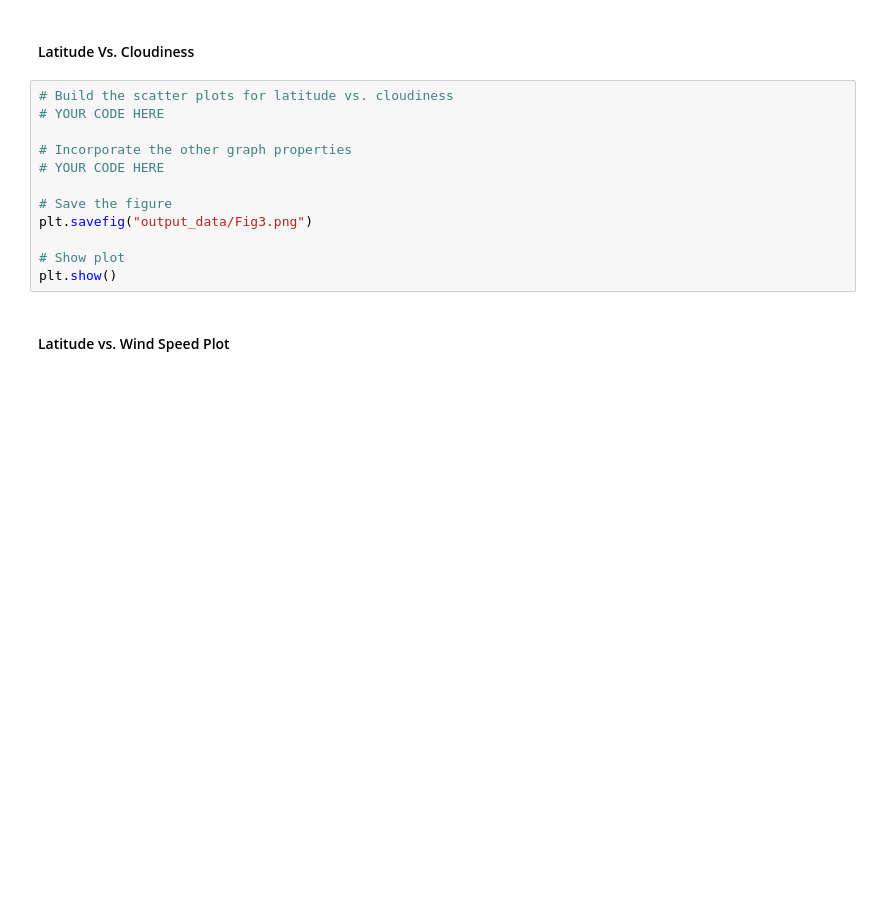
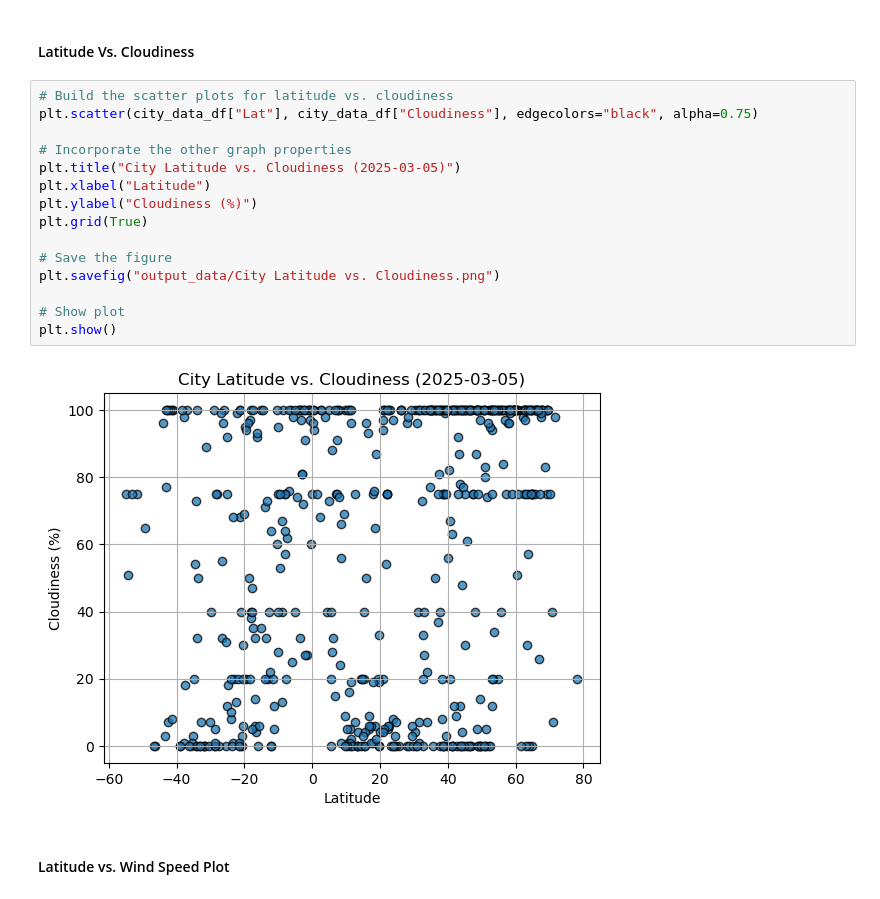
Before and after one commit to Sharkb8t/python-api-challenge, a Jupyter notebook: PyWeather/WeatherPy.ipynb, the cells around one changed output. Cells and saved outputs as stored; diff of their text form; blank space fills up the shorter version.

```diff
--- a/PyWeather/WeatherPy.ipynb
+++ b/PyWeather/WeatherPy.ipynb
@@ -194,16 +230,21 @@ plt.show()
 #### Latitude Vs. Cloudiness
 # %%
 # Build the scatter plots for latitude vs. cloudiness
-# YOUR CODE HERE
+plt.scatter(city_data_df["Lat"], city_data_df["Cloudiness"], edgecolors="black", alpha=0.75)
 
 # Incorporate the other graph properties
-# YOUR CODE HERE
+plt.title("City Latitude vs. Cloudiness (2025-03-05)")
+plt.xlabel("Latitude")
+plt.ylabel("Cloudiness (%)")
+plt.grid(True)
 
 # Save the figure
-plt.savefig("output_data/Fig3.png")
+plt.savefig("output_data/City Latitude vs. Cloudiness.png")
 
 # Show plot
 plt.show()
+# %% [output]
+[figure, added]
 # %% [markdown]
 #### Latitude vs. Wind Speed Plot
 # %%
```
Also changed, not shown: parts of 36 cells of this notebook.
